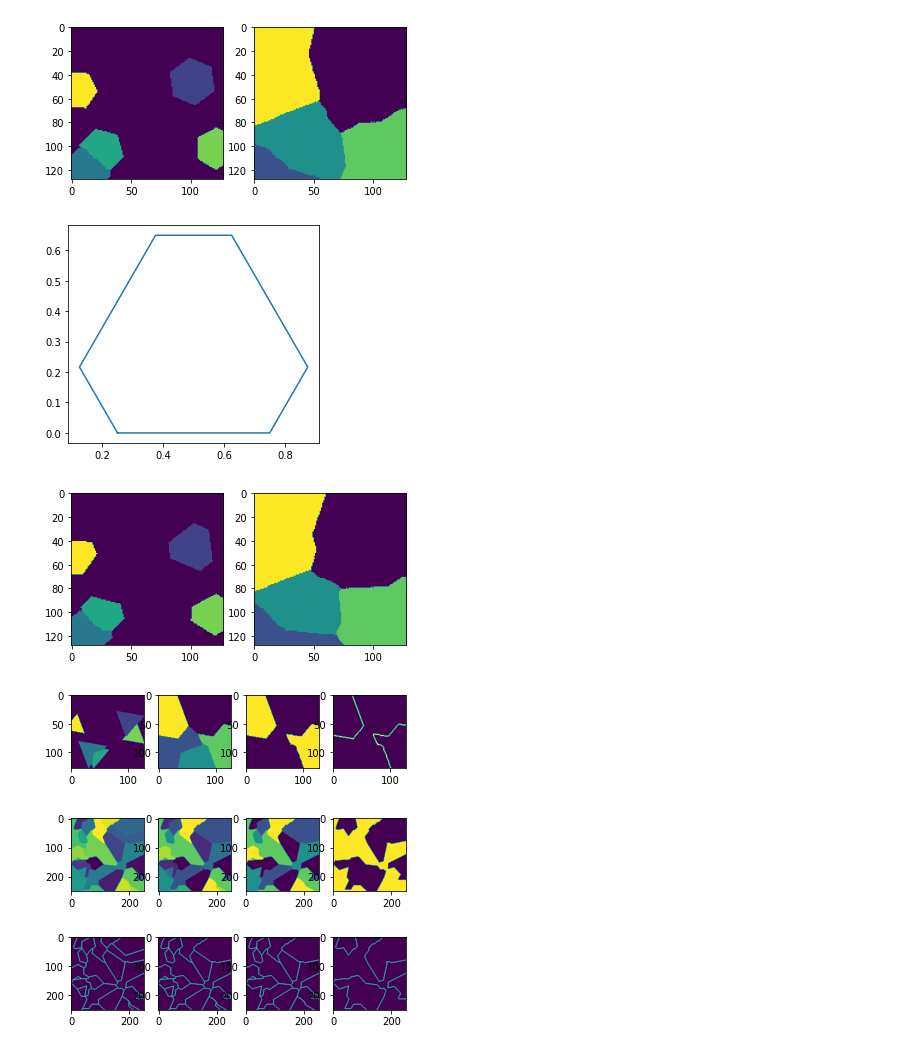
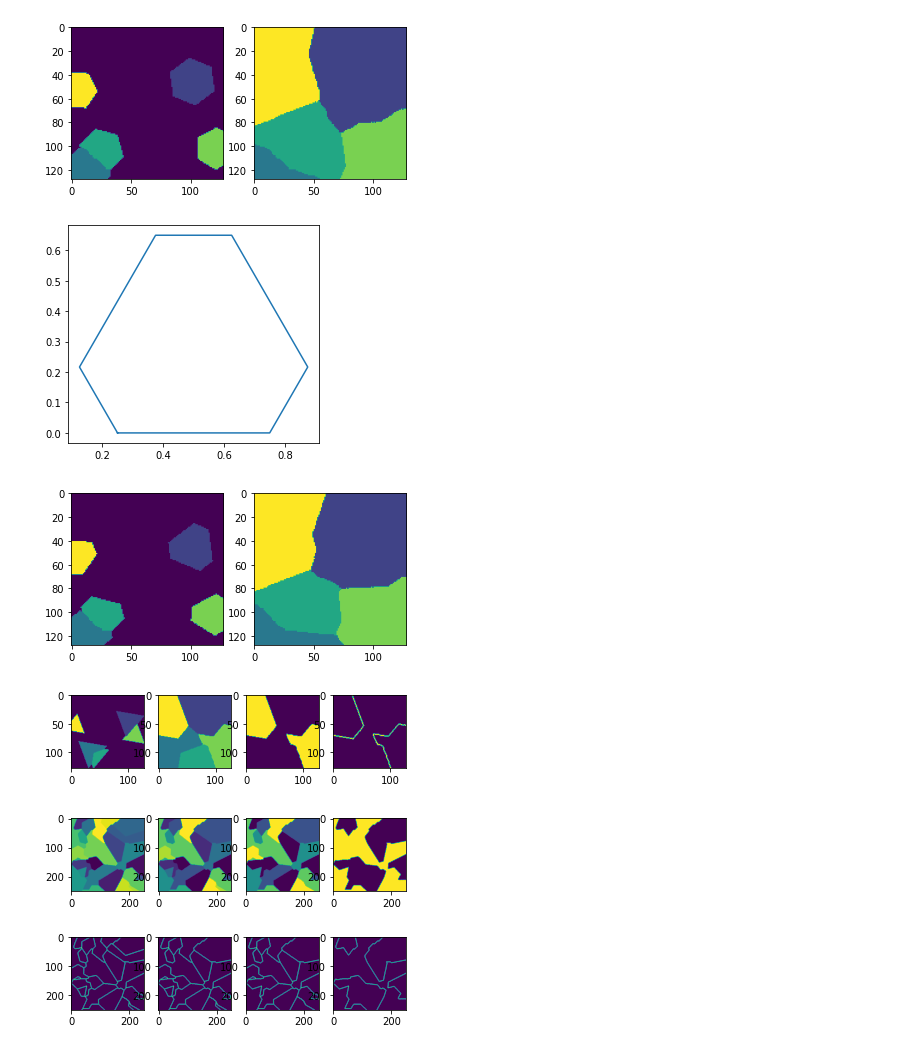
Before and after one commit to andrewlhitt/scrying, a Jupyter notebook: example.ipynb, the cells around one changed output. Cells and saved outputs as stored; diff of their text form; code cells hidden in the pictures.

```diff
--- a/example.ipynb
+++ b/example.ipynb
@@ -30,17 +30,17 @@ plt.show()
 # %%
 # run a simulation using hexagons instead of triangles
 # any regular polygon can be achieved using only crystal_sides
 simulator = scrying.Simulator(random_seed=101)
 simulator.change_settings(crystal_sides=6)
 simulator.change_settings(snapshot_mode = 'area', snapshot_area = 0.20)
 simulator.run_simulation()
 
 f, axarr = plt.subplots(1,2)
-axarr[0].imshow(simulator.get_image('snapshot'))
-axarr[1].imshow(simulator.get_image('final'))
+axarr[0].imshow(simulator.get_image('snapshot'),vmin=0,vmax=5)
+axarr[1].imshow(simulator.get_image('final'),vmin=0,vmax=5)
 plt.show()
 # %% [output]
-[figure, old version]
+[figure, new version]
 # %%
 # run a simulation using a custom polygon (truncated triangle)
 truncated_triangle_points = [(1/4,0),(3/4,0),(7/8,np.sqrt(3)/8),(5/8,3*np.sqrt(3)/8),(3/8,3*np.sqrt(3)/8),(1/8,np.sqrt(3)/8)]
@@ -62,12 +62,12 @@ simulator.change_settings(snapshot_mode = 'time',snapshot_time = 15)
 simulator.run_simulation()
 
 f, axarr = plt.subplots(1,2)
-axarr[0].imshow(simulator.get_image('snapshot'))
-axarr[1].imshow(simulator.get_image('final'))
+axarr[0].imshow(simulator.get_image('snapshot'),vmin=0,vmax=5)
+axarr[1].imshow(simulator.get_image('final'),vmin=0,vmax=5)
 plt.show()
 # %% [output]
 [figure]
-[figure, old version]
+[figure, new version]
 # %%
 # run a simulation and analyze crystal structure and grain boundaries
 simulator = scrying.Simulator(random_seed=101)
@@ -80,13 +80,13 @@ final_img = simulator.get_image('final')
 grain_structure = simulator.get_grain_structure(final_img, symmetry=3)
 
 # left to right: early crystals, film, grain structure, grain boundaries
-axarr[0].imshow(simulator.get_image('snapshot'))
-axarr[1].imshow(final_img)
+axarr[0].imshow(simulator.get_image('snapshot'),vmin=0,vmax=5)
+axarr[1].imshow(final_img,vmin=0,vmax=5)
 axarr[2].imshow(grain_structure)
 axarr[3].imshow(simulator.get_grain_boundaries(grain_structure))
 plt.show()
 # %% [output]
-[figure, old version]
+[figure, new version]
 # %%
 # demonstrating the effect of increasing the maximum misorientation between grains
 simulator = scrying.Simulator(random_seed=3)
```
Also changed, not shown: parts of 4 cells of this notebook, 1 other file.
